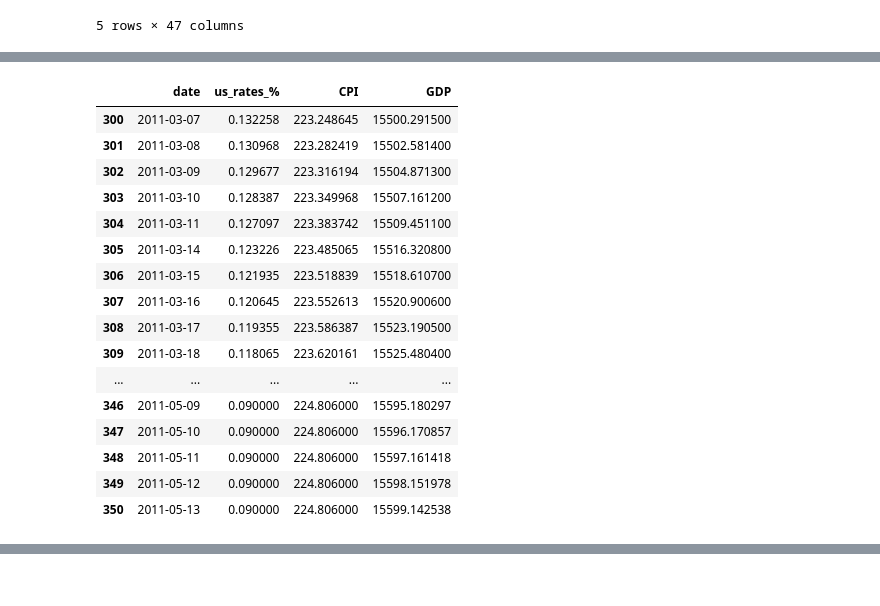
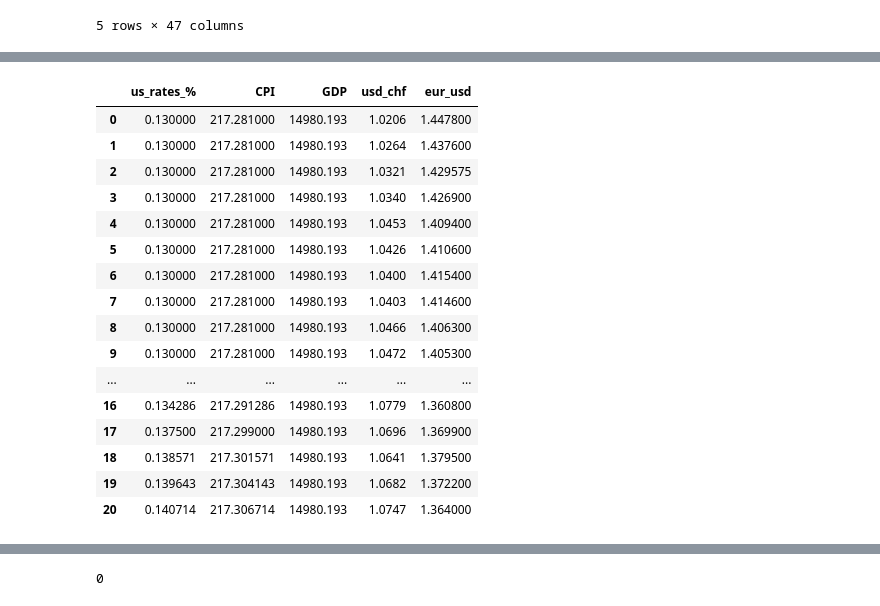
Before and after one commit to davidabad98/AIGC-5005-0NA-Final-Project, a Jupyter notebook: notebooks/initial_exploration.ipynb, the cells around one changed output, grey strips where cells are left out. Drawn from its saved outputs; the diff is of its cells as text; code cells hidden in the pictures.

```diff
--- a/notebooks/initial_exploration.ipynb
+++ b/notebooks/initial_exploration.ipynb
@@ -83,25 +65,25 @@ df[columns_to_interploate] = df[columns_to_interploate].fillna(method='bfill')
 # %%
 
 # df.head()
-df.loc[300:350,('date','us_rates_%','CPI','GDP')]
+df.loc[0:20,('us_rates_%','CPI','GDP','usd_chf','eur_usd')]
 # %% [output]
-|  | date | us_rates_% | CPI | GDP |
-| 300 | 2011-03-07 | 0.132258 | 223.248645 | 15500.291500 |
-| 301 | 2011-03-08 | 0.130968 | 223.282419 | 15502.581400 |
-| 302 | 2011-03-09 | 0.129677 | 223.316194 | 15504.871300 |
-| 303 | 2011-03-10 | 0.128387 | 223.349968 | 15507.161200 |
-| 304 | 2011-03-11 | 0.127097 | 223.383742 | 15509.451100 |
-| 305 | 2011-03-14 | 0.123226 | 223.485065 | 15516.320800 |
-| 306 | 2011-03-15 | 0.121935 | 223.518839 | 15518.610700 |
-| 307 | 2011-03-16 | 0.120645 | 223.552613 | 15520.900600 |
-| 308 | 2011-03-17 | 0.119355 | 223.586387 | 15523.190500 |
-| 309 | 2011-03-18 | 0.118065 | 223.620161 | 15525.480400 |
-| ... | ... | ... | ... | ... |
-| 346 | 2011-05-09 | 0.090000 | 224.806000 | 15595.180297 |
-| 347 | 2011-05-10 | 0.090000 | 224.806000 | 15596.170857 |
-| 348 | 2011-05-11 | 0.090000 | 224.806000 | 15597.161418 |
-| 349 | 2011-05-12 | 0.090000 | 224.806000 | 15598.151978 |
-| 350 | 2011-05-13 | 0.090000 | 224.806000 | 15599.142538 |
+|  | us_rates_% | CPI | GDP | usd_chf | eur_usd |
+| 0 | 0.130000 | 217.281000 | 14980.193 | 1.0206 | 1.447800 |
+| 1 | 0.130000 | 217.281000 | 14980.193 | 1.0264 | 1.437600 |
+| 2 | 0.130000 | 217.281000 | 14980.193 | 1.0321 | 1.429575 |
+| 3 | 0.130000 | 217.281000 | 14980.193 | 1.0340 | 1.426900 |
+| 4 | 0.130000 | 217.281000 | 14980.193 | 1.0453 | 1.409400 |
+| 5 | 0.130000 | 217.281000 | 14980.193 | 1.0426 | 1.410600 |
+| 6 | 0.130000 | 217.281000 | 14980.193 | 1.0400 | 1.415400 |
+| 7 | 0.130000 | 217.281000 | 14980.193 | 1.0403 | 1.414600 |
+| 8 | 0.130000 | 217.281000 | 14980.193 | 1.0466 | 1.406300 |
+| 9 | 0.130000 | 217.281000 | 14980.193 | 1.0472 | 1.405300 |
+| ... | ... | ... | ... | ... | ... |
+| 16 | 0.134286 | 217.291286 | 14980.193 | 1.0779 | 1.360800 |
+| 17 | 0.137500 | 217.299000 | 14980.193 | 1.0696 | 1.369900 |
+| 18 | 0.138571 | 217.301571 | 14980.193 | 1.0641 | 1.379500 |
+| 19 | 0.139643 | 217.304143 | 14980.193 | 1.0682 | 1.372200 |
+| 20 | 0.140714 | 217.306714 | 14980.193 | 1.0747 | 1.364000 |
 # %%
 df = df.dropna(subset=['date','gold close'])
 # %%
@@ -124,3 +106,8 @@ gold low              0
 gold close            0
 gold volume           0
 dtype: int64
+# %%
+duplicates = df['date'].duplicated().sum()
+duplicates
+# %% [output]
+0
```
Also changed, not shown: parts of 6 cells of this notebook, 3 other files.
